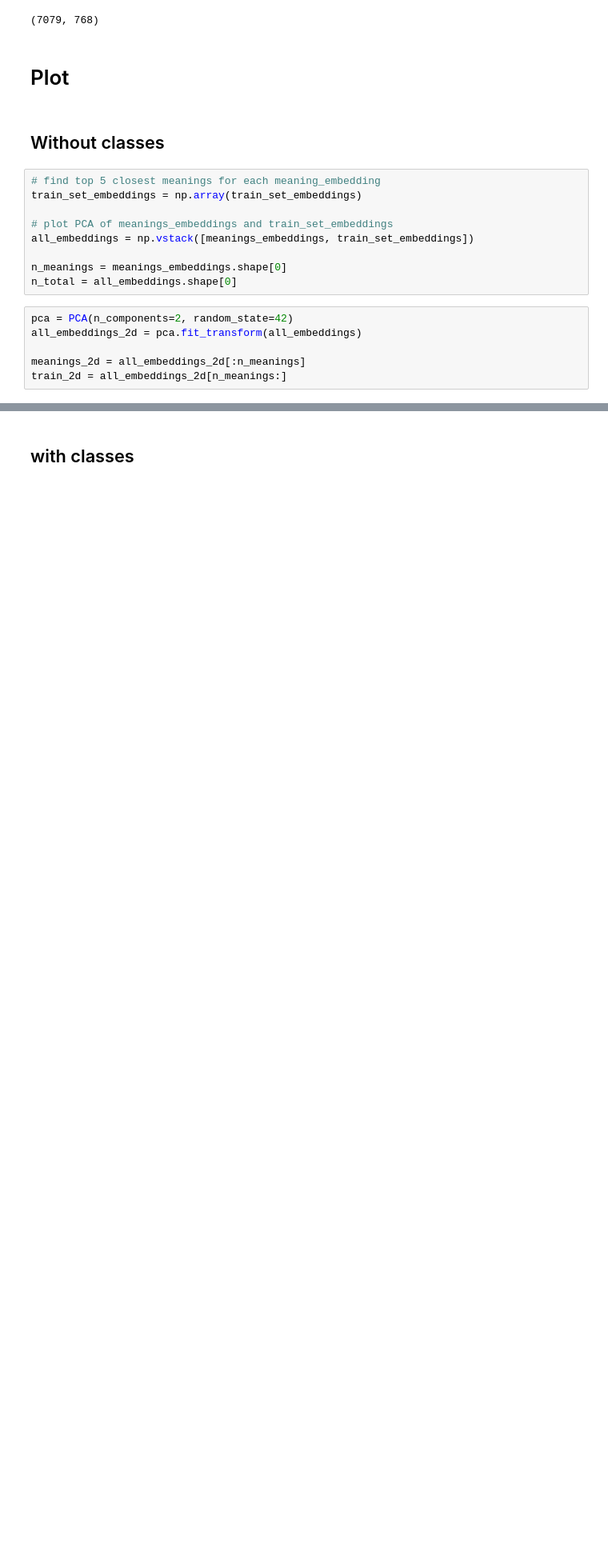
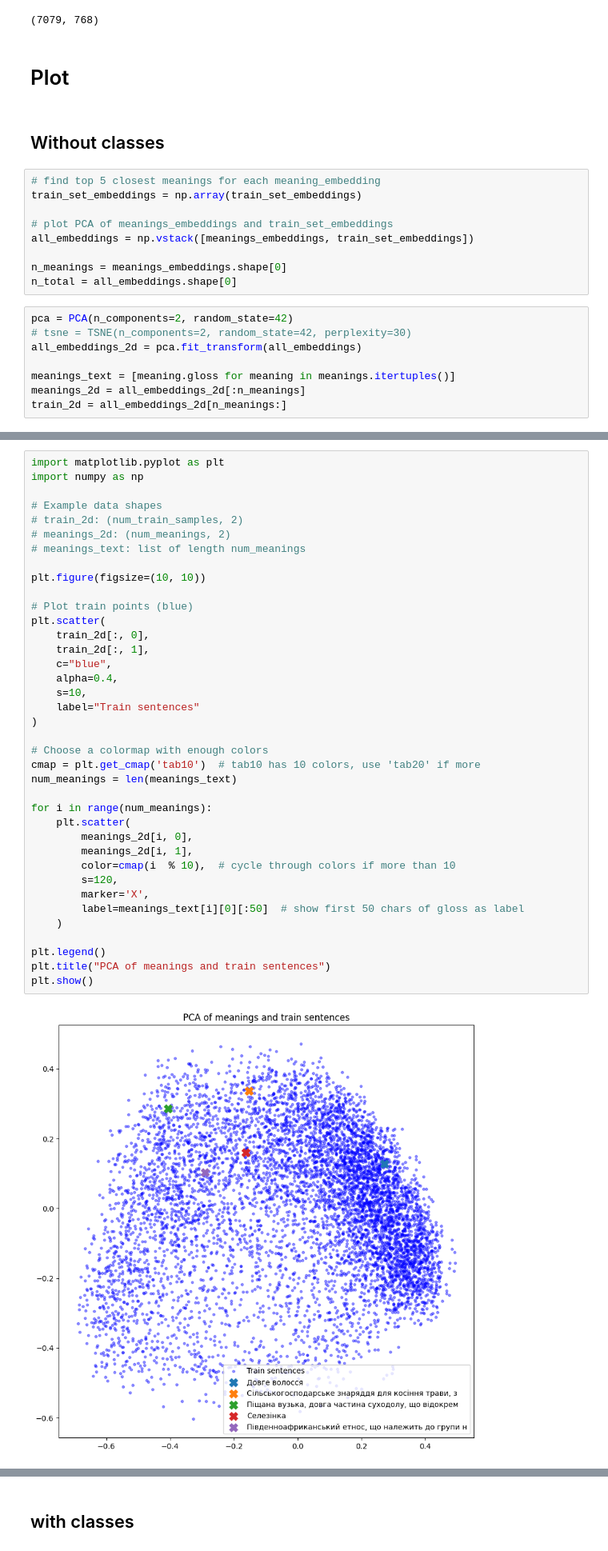
Before and after one commit to hellcastter/ukrainian-sentence-embeddings, a Jupyter notebook: local_datasets/semi_supervised_2/clusterize.ipynb, the cells around one changed output, grey strips where cells are left out. Shown at 80% size. Cells and saved outputs as stored; diff of their text form; blank space fills up the shorter version.

```diff
--- a/local_datasets/semi_supervised_2/clusterize.ipynb
+++ b/local_datasets/semi_supervised_2/clusterize.ipynb
@@ -176,7 +176,9 @@ n_meanings = meanings_embeddings.shape[0]
 n_total = all_embeddings.shape[0]
 # %%
 pca = PCA(n_components=2, random_state=42)
+# tsne = TSNE(n_components=2, random_state=42, perplexity=30)
 all_embeddings_2d = pca.fit_transform(all_embeddings)
 
+meanings_text = [meaning.gloss for meaning in meanings.itertuples()]
 meanings_2d = all_embeddings_2d[:n_meanings]
 train_2d = all_embeddings_2d[n_meanings:]
@@ -211,0 +185,40 @@ plt.show()
+# %%
+import matplotlib.pyplot as plt
+import numpy as np
+
+# Example data shapes
+# train_2d: (num_train_samples, 2)
+# meanings_2d: (num_meanings, 2)
+# meanings_text: list of length num_meanings
+
+plt.figure(figsize=(10, 10))
+
+# Plot train points (blue)
+plt.scatter(
+    train_2d[:, 0],
+    train_2d[:, 1],
+    c="blue",
+    alpha=0.4,
+    s=10,
+    label="Train sentences"
+)
+
+# Choose a colormap with enough colors
+cmap = plt.get_cmap('tab10')  # tab10 has 10 colors, use 'tab20' if more
+num_meanings = len(meanings_text)
+
+for i in range(num_meanings):
+    plt.scatter(
+        meanings_2d[i, 0],
+        meanings_2d[i, 1],
+        color=cmap(i  % 10),  # cycle through colors if more than 10
+        s=120,
+        marker='X',
+        label=meanings_text[i][0][:50]  # show first 50 chars of gloss as label
+    )
+
+plt.legend()
+plt.title("PCA of meanings and train sentences")
+plt.show()
+# %% [output]
+[figure, added]
```
Also changed, not shown: parts of 3 cells of this notebook, 13 other files.
